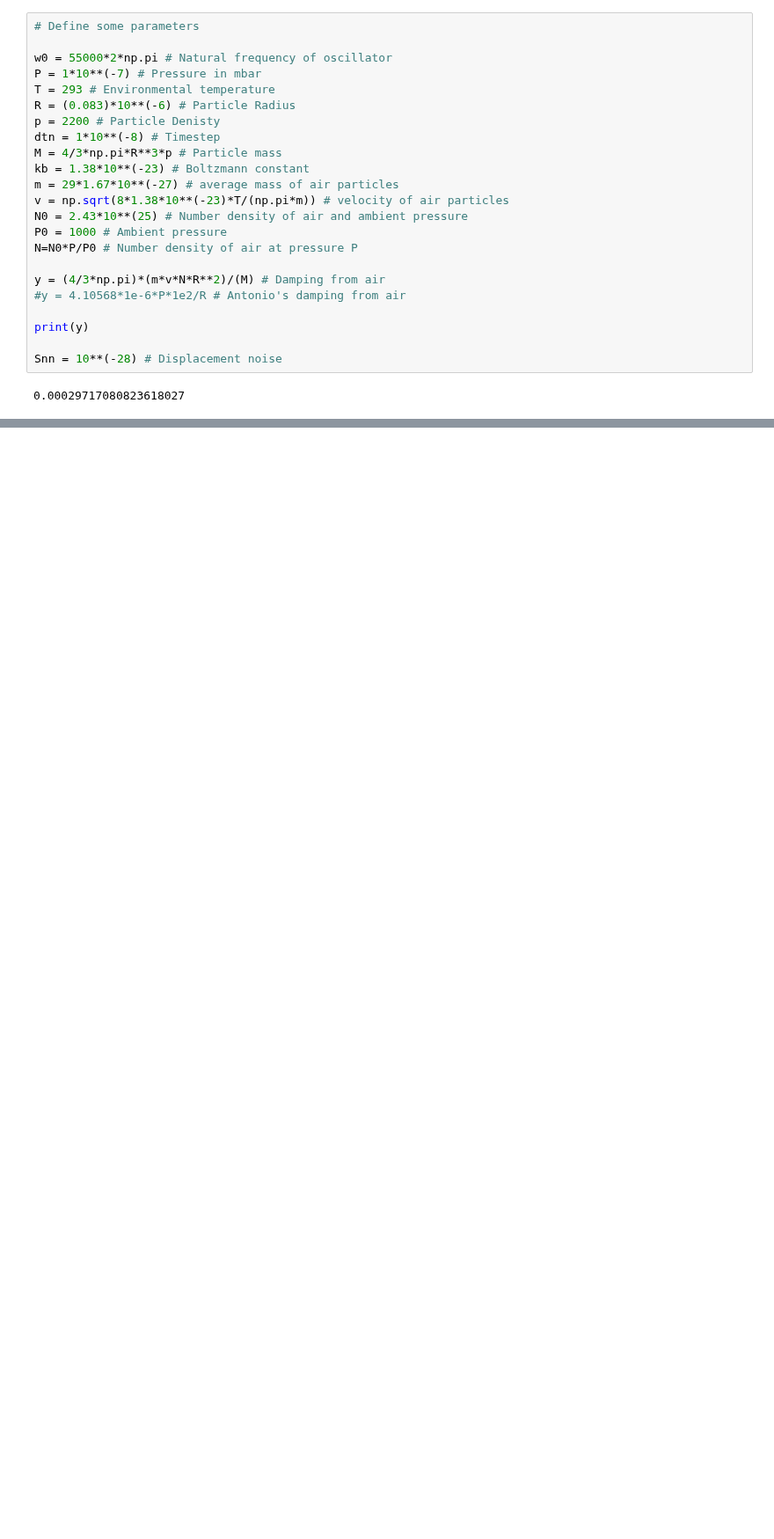
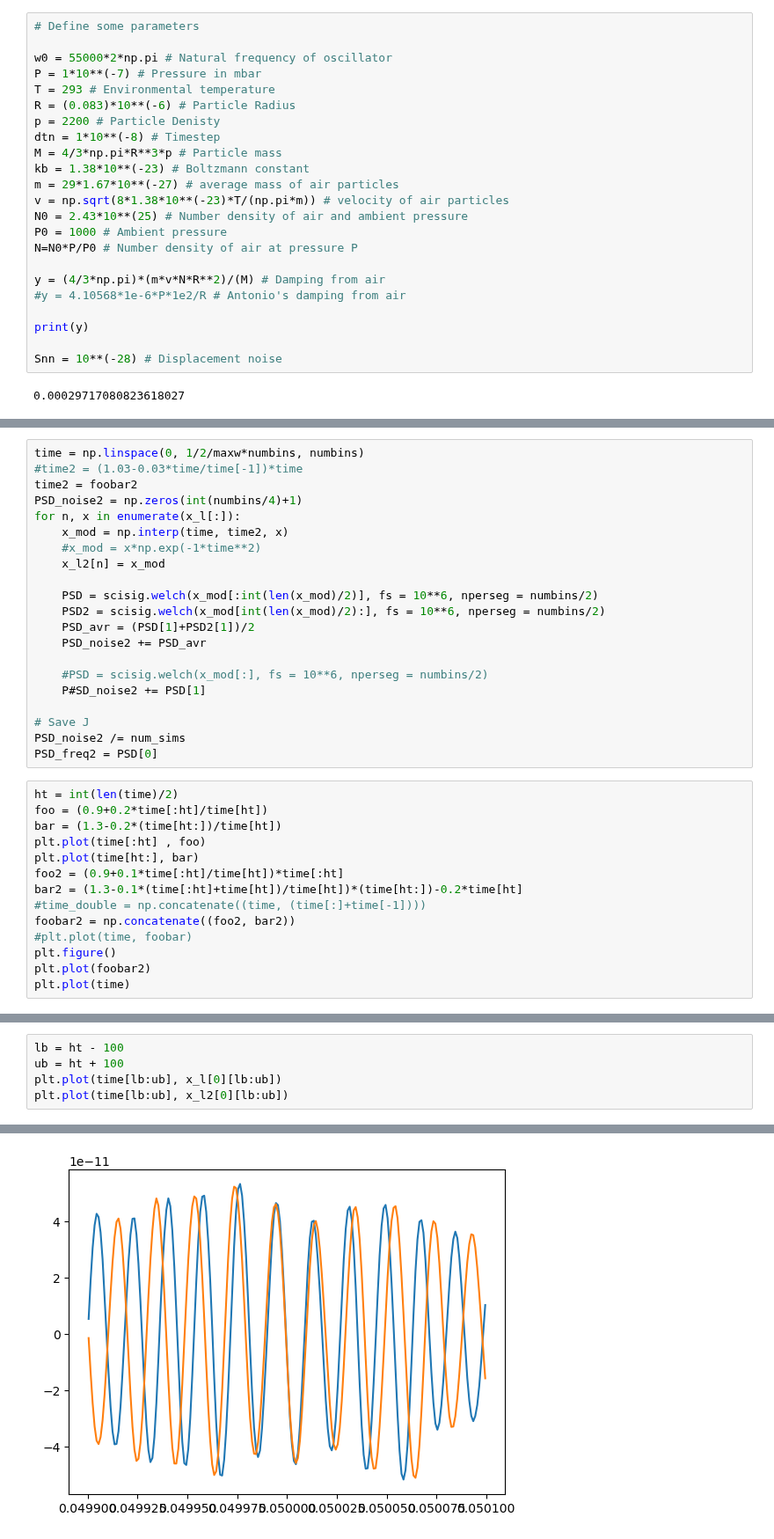
Before and after one commit to tompenny/SIMPLE_impulsesimulations, a Jupyter notebook: Generate data.ipynb, the cells around one changed output, grey strips where cells are left out. Shown at 88% size. Drawn from its saved outputs; the diff is of its cells as text; blank space fills up the shorter version.

```diff
--- a/Generate data.ipynb
+++ b/Generate data.ipynb
@@ -105,0 +162,35 @@ for yfb in yfb_l:
+# %%
+time = np.linspace(0, 1/2/maxw*numbins, numbins)
+#time2 = (1.03-0.03*time/time[-1])*time
+time2 = foobar2
+PSD_noise2 = np.zeros(int(numbins/4)+1)
+for n, x in enumerate(x_l[:]):
+    x_mod = np.interp(time, time2, x)
+    #x_mod = x*np.exp(-1*time**2)
+    x_l2[n] = x_mod
+
+    PSD = scisig.welch(x_mod[:int(len(x_mod)/2)], fs = 10**6, nperseg = numbins/2)
+    PSD2 = scisig.welch(x_mod[int(len(x_mod)/2):], fs = 10**6, nperseg = numbins/2)
+    PSD_avr = (PSD[1]+PSD2[1])/2
+    PSD_noise2 += PSD_avr
+
+    #PSD = scisig.welch(x_mod[:], fs = 10**6, nperseg = numbins/2)
+    P#SD_noise2 += PSD[1]
+
+# Save J
+PSD_noise2 /= num_sims
+PSD_freq2 = PSD[0]
+# %%
+ht = int(len(time)/2)
+foo = (0.9+0.2*time[:ht]/time[ht])
+bar = (1.3-0.2*(time[ht:])/time[ht])
+plt.plot(time[:ht] , foo)
+plt.plot(time[ht:], bar)
+foo2 = (0.9+0.1*time[:ht]/time[ht])*time[:ht]
+bar2 = (1.3-0.1*(time[:ht]+time[ht])/time[ht])*(time[ht:])-0.2*time[ht]
+#time_double = np.concatenate((time, (time[:]+time[-1])))
+foobar2 = np.concatenate((foo2, bar2))
+#plt.plot(time, foobar)
+plt.figure()
+plt.plot(foobar2)
+plt.plot(time)
@@ -105,0 +207,6 @@ for yfb in yfb_l:
+# %%
+lb = ht - 100
+ub = ht + 100
+plt.plot(time[lb:ub], x_l[0][lb:ub])
+plt.plot(time[lb:ub], x_l2[0][lb:ub])
+# %% [output]
@@ -105,0 +214 @@ for yfb in yfb_l:
+[figure, added]
```
Also changed, not shown: parts of 11 cells of this notebook.
